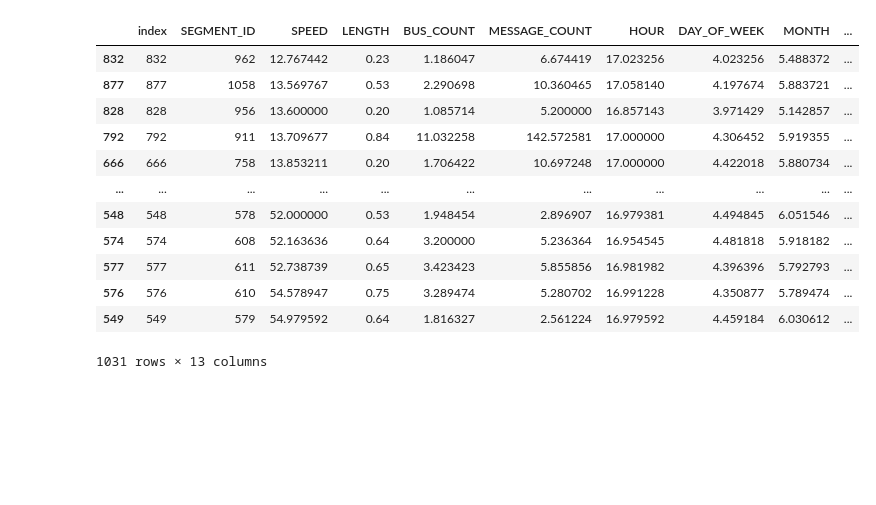
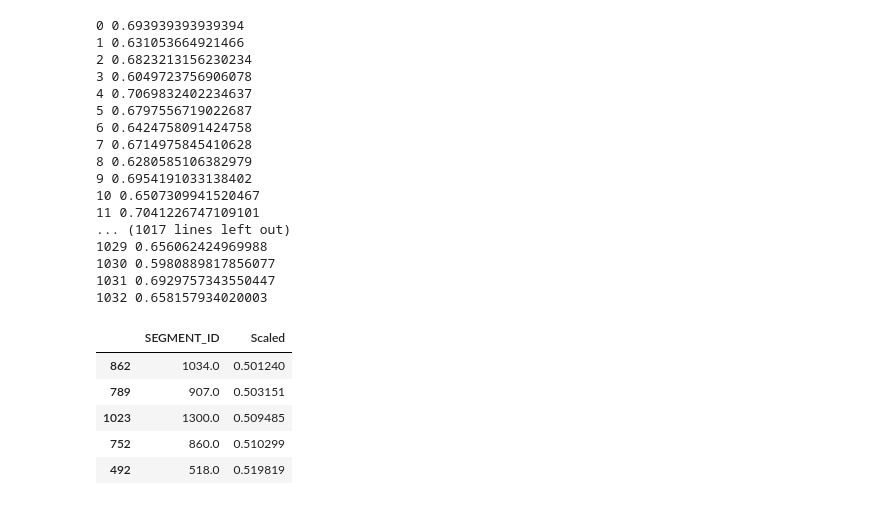
Before and after one commit to gkim23/MTFCTraffic, a Jupyter notebook: MTFC data.ipynb, the cells around one changed output. Drawn from its saved outputs; the diff is of its cells as text; code cells hidden in the pictures; blank space fills up the shorter version.

```diff
--- a/MTFC data.ipynb
+++ b/MTFC data.ipynb
@@ -20,10 +30,6 @@ evening = evening.reset_index()
 # %%
-out_max = max_speed[~max_speed['SEGMENT_ID'].isin(evening['SEGMENT_ID'])]
-out_min = min_speed[~min_speed['SEGMENT_ID'].isin(evening['SEGMENT_ID'])]
+max_speed_2 = max_speed[max_speed['SEGMENT_ID'].isin(traffic['SEGMENT_ID'])]
+#min_speed_2 = min_speed[min_speed['SEGMENT_ID'].isin(evening['SEGMENT_ID'])]
-# %%
-max_speed_2 = max_speed[max_speed['SEGMENT_ID'].isin(evening['SEGMENT_ID'])]
-min_speed_2 = min_speed[min_speed['SEGMENT_ID'].isin(evening['SEGMENT_ID'])]
 # %%
-evening = evening.reset_index()
+traffic = traffic.reset_index()
 max_speed_2 = max_speed_2.reset_index()
-min_speed_2 = min_speed_2.reset_index()
@@ -30,16 +68,33 @@ min_speed_2 = min_speed_2.reset_index()
+# %%
+minmaxnorm = pd.DataFrame(columns = ['SEGMENT_ID', 'Scaled'])
+for x in range(len(traffic)):
+    scaled = (traffic.loc[x]['SPEED'] - 0)/(max_speed_2.loc[x]['SPEED'])
+    minmaxnorm = minmaxnorm.append({'SEGMENT_ID' : traffic.loc[x]['SEGMENT_ID'], 'Scaled' : scaled}, ignore_index = True)
+    print(x, scaled)
+# %% [output]
+0 0.693939393939394
+1 0.631053664921466
+2 0.6823213156230234
+3 0.6049723756906078
+4 0.7069832402234637
+5 0.6797556719022687
+6 0.6424758091424758
+7 0.6714975845410628
+8 0.6280585106382979
+9 0.6954191033138402
+10 0.6507309941520467
+11 0.7041226747109101
+... (1017 lines left out)
+1029 0.656062424969988
+1030 0.5980889817856077
+1031 0.6929757343550447
+1032 0.658157934020003
 # %%
-evening.sort_values('SPEED', ascending = True)
+minmaxnorm.sort_values('Scaled', ascending = True).head(5)
 # %% [output]
-|  | index | SEGMENT_ID | SPEED | LENGTH | BUS_COUNT | MESSAGE_COUNT | HOUR | DAY_OF_WEEK | MONTH | ... |
-| 832 | 832 | 962 | 12.767442 | 0.23 | 1.186047 | 6.674419 | 17.023256 | 4.023256 | 5.488372 | ... |
-| 877 | 877 | 1058 | 13.569767 | 0.53 | 2.290698 | 10.360465 | 17.058140 | 4.197674 | 5.883721 | ... |
-| 828 | 828 | 956 | 13.600000 | 0.20 | 1.085714 | 5.200000 | 16.857143 | 3.971429 | 5.142857 | ... |
-| 792 | 792 | 911 | 13.709677 | 0.84 | 11.032258 | 142.572581 | 17.000000 | 4.306452 | 5.919355 | ... |
-| 666 | 666 | 758 | 13.853211 | 0.20 | 1.706422 | 10.697248 | 17.000000 | 4.422018 | 5.880734 | ... |
-| ... | ... | ... | ... | ... | ... | ... | ... | ... | ... | ... |
-| 548 | 548 | 578 | 52.000000 | 0.53 | 1.948454 | 2.896907 | 16.979381 | 4.494845 | 6.051546 | ... |
-| 574 | 574 | 608 | 52.163636 | 0.64 | 3.200000 | 5.236364 | 16.954545 | 4.481818 | 5.918182 | ... |
-| 577 | 577 | 611 | 52.738739 | 0.65 | 3.423423 | 5.855856 | 16.981982 | 4.396396 | 5.792793 | ... |
-| 576 | 576 | 610 | 54.578947 | 0.75 | 3.289474 | 5.280702 | 16.991228 | 4.350877 | 5.789474 | ... |
-| 549 | 549 | 579 | 54.979592 | 0.64 | 1.816327 | 2.561224 | 16.979592 | 4.459184 | 6.030612 | ... |
+|  | SEGMENT_ID | Scaled |
+| 862 | 1034.0 | 0.501240 |
+| 789 | 907.0 | 0.503151 |
+| 1023 | 1300.0 | 0.509485 |
+| 752 | 860.0 | 0.510299 |
+| 492 | 518.0 | 0.519819 |
-1031 rows × 13 columns
```
Also changed, not shown: parts of 32 cells of this notebook, 5 other files.
